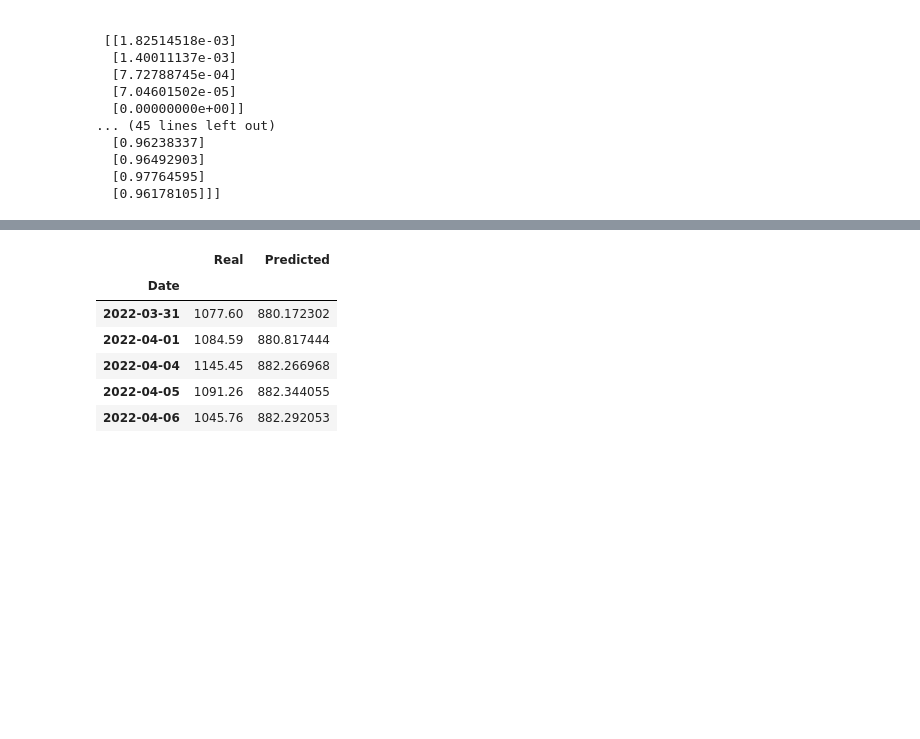
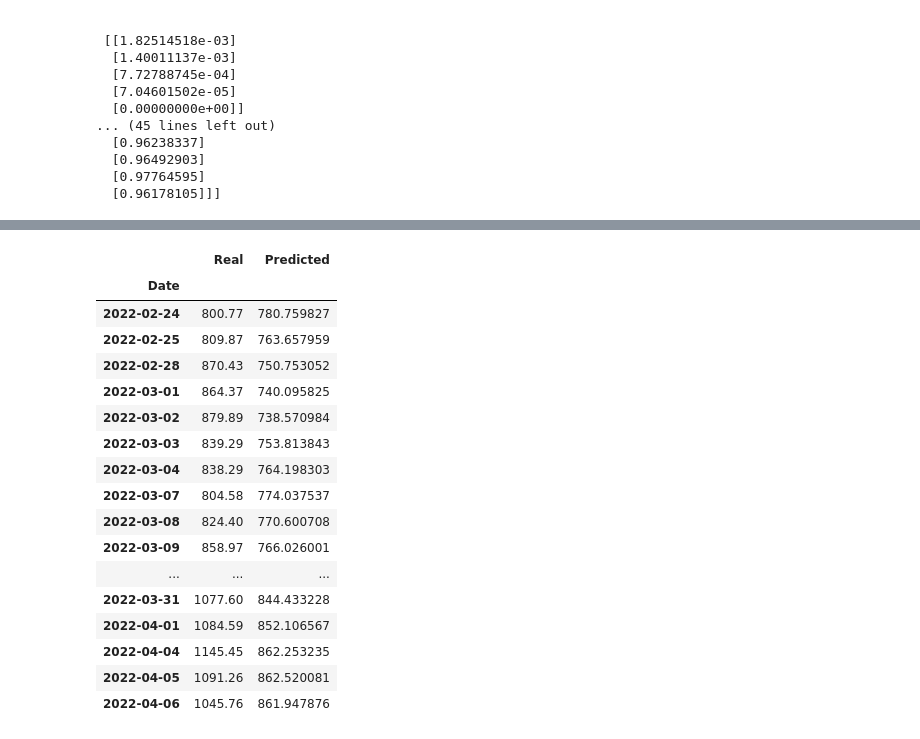
Before and after one commit to jgb161/Stock-Data-Analysis, a Jupyter notebook: TSLA_Analysis-Dana.ipynb, the cells around one changed output, grey strips where cells are left out. Cells and saved outputs as stored; diff of their text form; code cells hidden in the pictures; blank space fills up the shorter version.

```diff
--- a/TSLA_Analysis-Dana.ipynb
+++ b/TSLA_Analysis-Dana.ipynb
@@ -23,7 +23,8 @@ tsla_df = pd.read_csv(file_path, index_col="Date", parse_dates=True, infer_datet
 tsla_df.drop(inplace=True, columns=["Down", "RSI(14)"])
 tsla_df.dropna(inplace=True)
 tsla_df.sort_index(inplace=True)
-tsla_df.head(30)
+df = tsla_df.iloc[-1008:]
+df.head(30)
 # %% [output]
 |  | Open | High | Low | Close | Volume | Up |
 | Date |  |  |  |  |  |  |
@@ -54,13 +55,13 @@ Volume    0
 Up        0
 dtype: int64
 # %%
-def window_data(tsal_df, window, feature_col_number, target_col_number):
+def window_data(df, window, feature_col_number, target_col_number):
 
     X = []
     y = []
-    for i in range(len(tsla_df) - window):
-        features = tsla_df.iloc[i : (i + window), feature_col_number]
-        target = tsla_df.iloc[(i + window), target_col_number]
+    for i in range(len(df) - window):
+        features = df.iloc[i : (i + window), feature_col_number]
+        target = df.iloc[(i + window), target_col_number]
         X.append(features)
         y.append(target)
     return np.array(X), np.array(y).reshape(-1, 1)
@@ -197,5 +198,5 @@ Non-trainable params: 0
 _________________________________________________________________
 # %%
 # Train the model
-model.fit(X_train, y_train, epochs=10, shuffle=False, batch_size=1, verbose=1)
+model.fit(X_train, y_train, epochs=100, shuffle=False, batch_size=90, verbose=1)
 # %% [output]
@@ -237,7 +235,7 @@ real_prices = scaler.inverse_transform(y_test.reshape(-1, 1))
 tsla_stock = pd.DataFrame({
     "Real": real_prices.ravel(),
     "Predicted": predicted_prices.ravel()
-    }, index = tsla_df.index[-len(real_prices): ])
+    }, index = df.index[-len(real_prices): ])
 tsla_stock.head()
 # %% [output]
 |  | Real | Predicted |
@@ -255,10 +253,21 @@ tsla_stock.plot()
 # %%
-tsla_stock.tail()
+tsla_stock.tail(30)
 # %% [output]
 |  | Real | Predicted |
 | Date |  |  |
-| 2022-03-31 | 1077.60 | 880.172302 |
-| 2022-04-01 | 1084.59 | 880.817444 |
-| 2022-04-04 | 1145.45 | 882.266968 |
-| 2022-04-05 | 1091.26 | 882.344055 |
-| 2022-04-06 | 1045.76 | 882.292053 |
+| 2022-02-24 | 800.77 | 780.759827 |
+| 2022-02-25 | 809.87 | 763.657959 |
+| 2022-02-28 | 870.43 | 750.753052 |
+| 2022-03-01 | 864.37 | 740.095825 |
+| 2022-03-02 | 879.89 | 738.570984 |
+| 2022-03-03 | 839.29 | 753.813843 |
+| 2022-03-04 | 838.29 | 764.198303 |
+| 2022-03-07 | 804.58 | 774.037537 |
+| 2022-03-08 | 824.40 | 770.600708 |
+| 2022-03-09 | 858.97 | 766.026001 |
+| ... | ... | ... |
+| 2022-03-31 | 1077.60 | 844.433228 |
+| 2022-04-01 | 1084.59 | 852.106567 |
+| 2022-04-04 | 1145.45 | 862.253235 |
+| 2022-04-05 | 1091.26 | 862.520081 |
+| 2022-04-06 | 1045.76 | 861.947876 |
```
Also changed, not shown: parts of 8 cells of this notebook.
